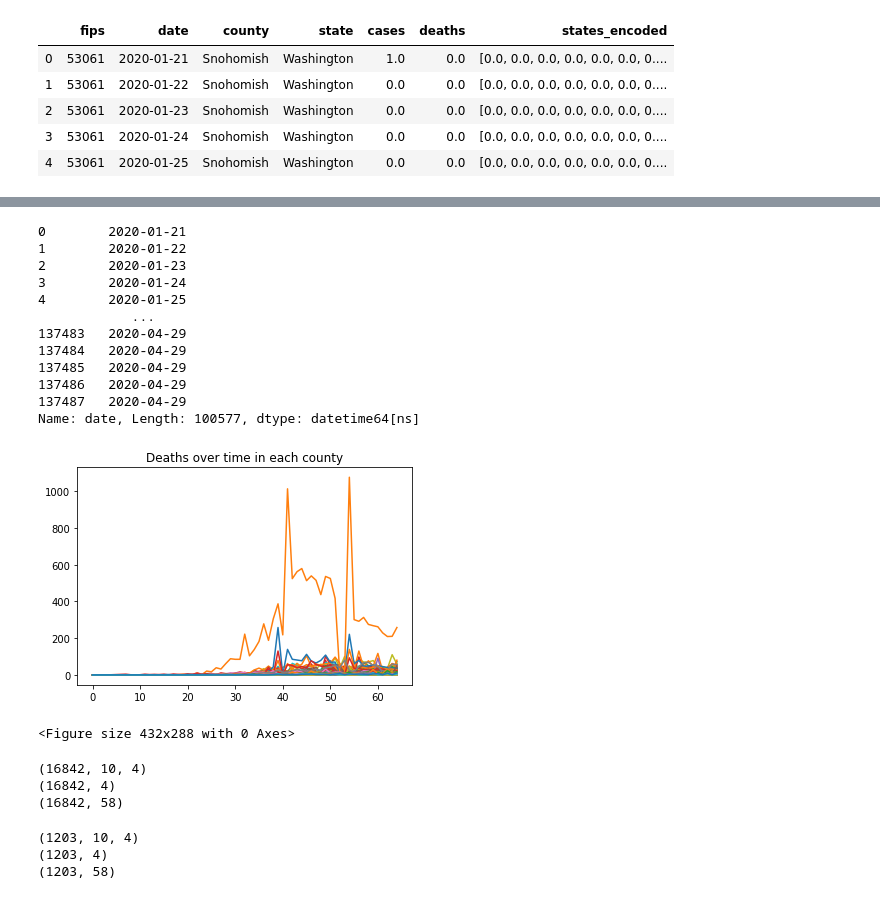
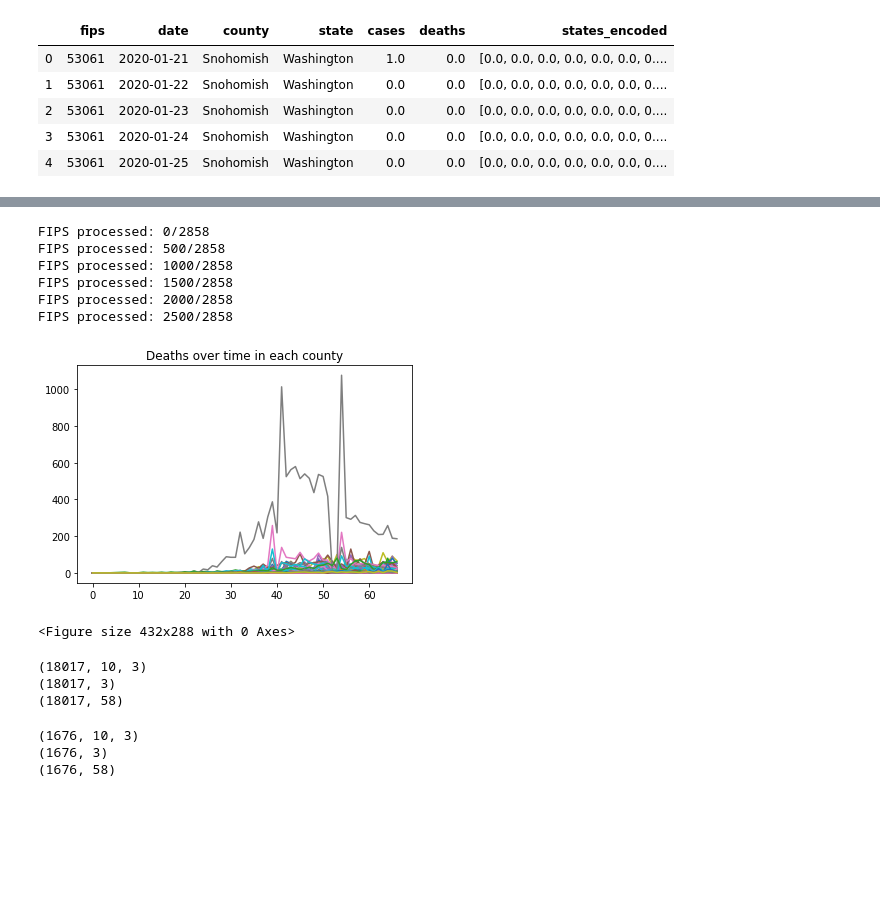
Before and after one commit to RachelShi0/two_and_a_half_cs_majors, a Jupyter notebook: QQ/RNN_US.ipynb, the cells around one changed output, grey strips where cells are left out. Cells and saved outputs as stored; diff of their text form; code cells hidden in the pictures; blank space fills up the shorter version.

```diff
--- a/QQ/RNN_US.ipynb
+++ b/QQ/RNN_US.ipynb
@@ -65,18 +61,3 @@ Timestamp('2020-04-27 00:00:00')
-# %%
-counties_df['date']
-# %% [output]
-0        2020-01-21
-1        2020-01-22
-2        2020-01-23
-3        2020-01-24
-4        2020-01-25
-            ...
-137483   2020-04-29
-137484   2020-04-29
-137485   2020-04-29
-137486   2020-04-29
-137487   2020-04-29
-Name: date, Length: 100577, dtype: datetime64[ns]
 # %%
 #merge population/education with original counties data
 counties_df = counties_df.merge(populations_df, how = 'left', on = 'fips')
@@ -130,7 +111,7 @@ test_inputs = []
 test_targets = []
 test_conditions = []
 
-fips = set(np.array(counties_df['fips'])) #list of unique fips
+fips = list(set(np.array(counties_df['fips']))) #list of unique fips
 
 dateshift = 35 #so here the first 35 days are like all 0 so i shifted the data we're interested in back by 35 days
 daterange = pd.date_range(min(counties_df['date'] + datetime.timedelta(days = dateshift)),
@@ -142,10 +123,10 @@ split_point = int(len(daterange) * 0.8) #for splitting into training and testing
 fips_fewcases = [] #store fips of cases that are too few to model
 fips_manycases = [] #store fips of cases that we are modeling with RNN
 
-for j in range(len(fips)): #iterate through counties
-    i = fips[j]
-    if j % 500 == 0:
-        print('FIPS processed: ' + str(j) + '/' + str(len(fips)) )
+for z in range(len(fips)): #iterate through counties
+    i = fips[z]
+    if z % 500 == 0:
+        print('FIPS processed: ' + str(z) + '/' + str(len(fips)) )
     c_df = counties_df[counties_df['fips'] == i] #county specific dataframe
 
     if max(c_df['deaths']) <= 2: #don't do anything if there are too few cases
@@ -172,7 +153,7 @@ for j in range(len(fips)): #iterate through counties
 
         plt.plot(days, x2) #plot deaths
 
-        x = np.stack((piecewise_log(x1), piecewise_log(x2), days, x3), axis = 1) #construct input data
+        x = np.stack((piecewise_log(x1), piecewise_log(x2), days), axis = 1) #construct input data
 
         x_train = x[:split_point] #split into training and testing
         x_test = x[split_point:]
@@ -220,51 +201,57 @@ for j in range(len(fips)): #iterate through counties
         #construct test data
         for k in range(len(data_gen_test)):
             x_b, y_b = data_gen_test[k]
 
             for l in range(len(x_b)):
 
                 x_batch = x_b[l]
                 y_batch = y_b[l]
 
                 test_inputs.append(x_batch)
                 test_targets.append(y_batch)
 
                 #conditions
                 test_conditions.append(np.array(cond_list))
 
 plt.title('Deaths over time in each county')
 plt.figure()
 
 #make things into arrays
 test_inputs = np.array(test_inputs)
 test_targets = np.array(test_targets)
 test_conditions = np.array(test_conditions)
 
 train_inputs = np.array(train_inputs)
 train_targets = np.array(train_targets)
 train_conditions = np.array(train_conditions)
 
 inputs_total = np.array(inputs_total)
 conditions_total = np.array(conditions_total)
 # %% [output]
+FIPS processed: 0/2858
+FIPS processed: 500/2858
+FIPS processed: 1000/2858
+FIPS processed: 1500/2858
+FIPS processed: 2000/2858
+FIPS processed: 2500/2858
-[figure, old version]
+[figure, new version]
-<Figure size 432x288 with 0 Axes>
+<Figure size 432x288 with 0 Axes>
 # %%
 print(train_inputs.shape)
 print(train_targets.shape)
 print(train_conditions.shape)
 # %% [output]
-(16842, 10, 4)
-(16842, 4)
-(16842, 58)
+(18017, 10, 3)
+(18017, 3)
+(18017, 58)
 # %%
 print(test_inputs.shape)
 print(test_targets.shape)
 print(test_conditions.shape)
 # %% [output]
-(1203, 10, 4)
-(1203, 4)
-(1203, 58)
+(1676, 10, 3)
+(1676, 3)
+(1676, 58)
 # %%
 #if we ever need to invert minmax but i dont think we should use it
 def inverse_minmax(scaled_x, min_x, max_x):
```
Also changed, not shown: parts of 8 cells of this notebook, 1 other file.
